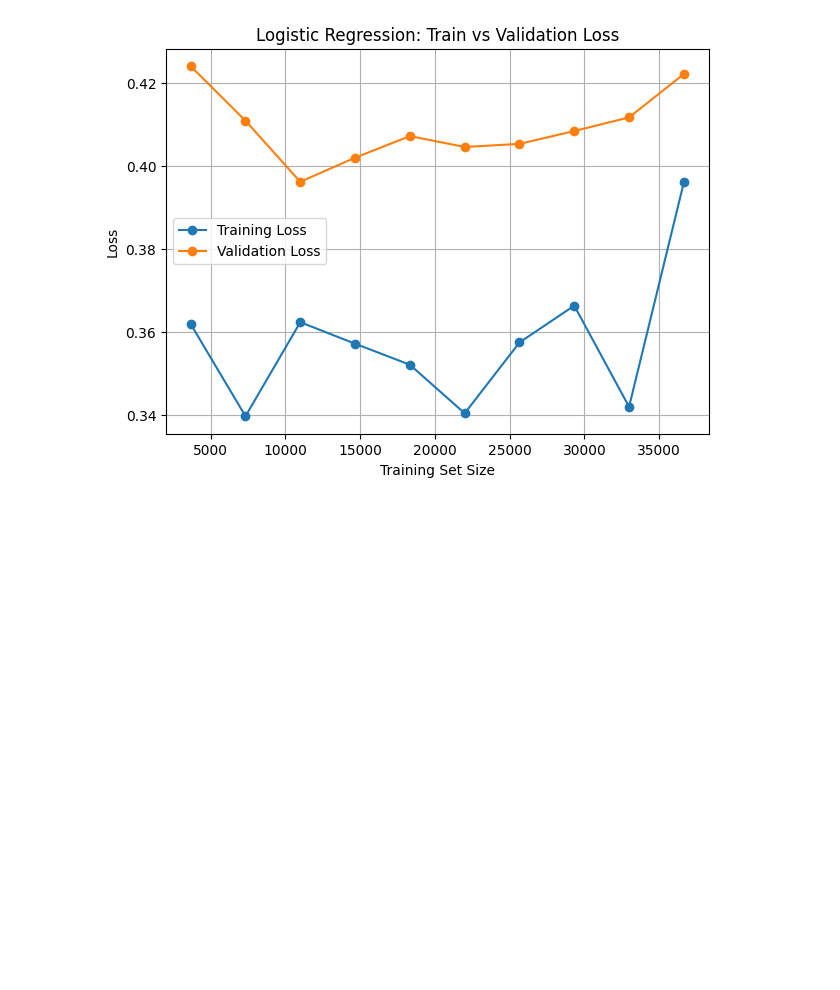
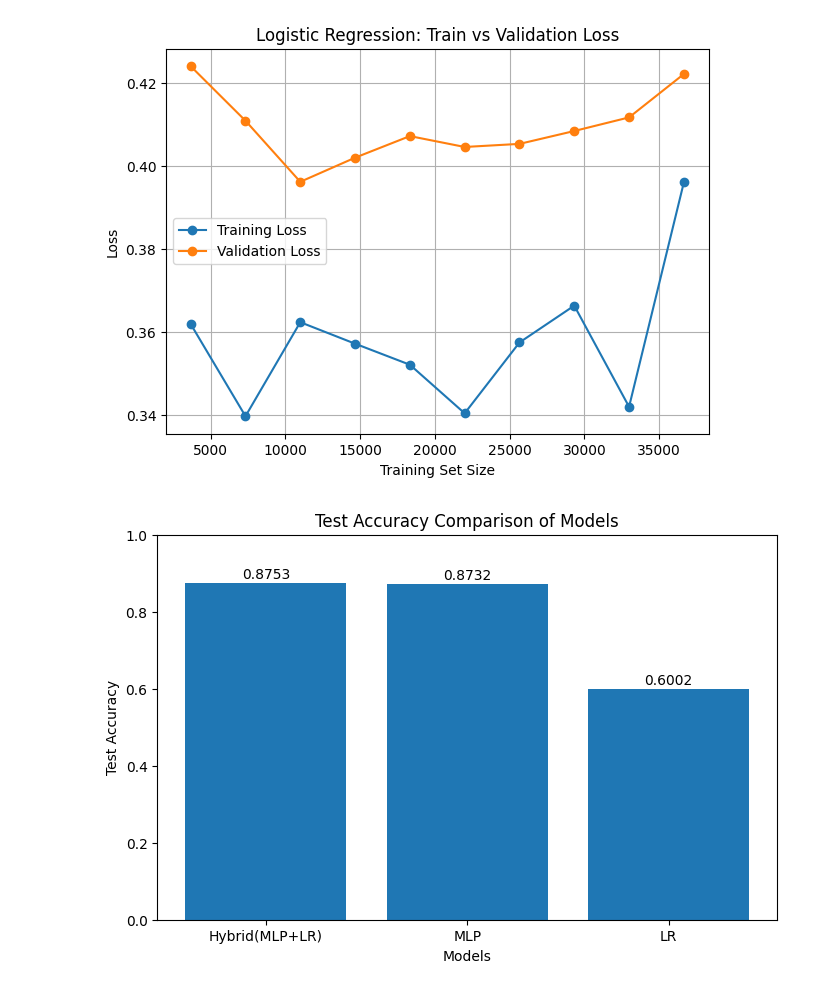
Before and after one commit to surya211099/DetectingPhishingEmail, a Jupyter notebook: MLP+LR.ipynb, the cells around one changed output. Cells and saved outputs as stored; diff of their text form; code cells hidden in the pictures; blank space fills up the shorter version.

```diff
--- a/MLP+LR.ipynb
+++ b/MLP+LR.ipynb
@@ -421,3 +421,33 @@ plt.show()
 # %% [output]
 [figure]
 [figure]
+# %%
+import matplotlib.pyplot as plt
+
+# Model names
+models = ['Hybrid(MLP+LR)', 'MLP', 'LR']
+
+# Corresponding test accuracies
+test_accuracies = [0.8753, 0.8732, 0.6002]
+
+# Create the bar graph
+plt.figure(figsize=(8,5))
+bars = plt.bar(models, test_accuracies)
+
+# Add accuracy values on top of bars
+for bar in bars:
+    yval = bar.get_height()
+    plt.text(bar.get_x() + bar.get_width()/2, yval + 0.01, f'{yval:.4f}', ha='center', fontsize=10)
+
+# Labels and title
+plt.ylim(0, 1)
+
+plt.xlabel('Models')
+plt.ylabel('Test Accuracy')
+plt.title('Test Accuracy Comparison of Models')
+
+
+# Show the plot
+plt.show()
+# %% [output]
+[figure, added]
```
Also changed, not shown: parts of 1 cell of this notebook.
